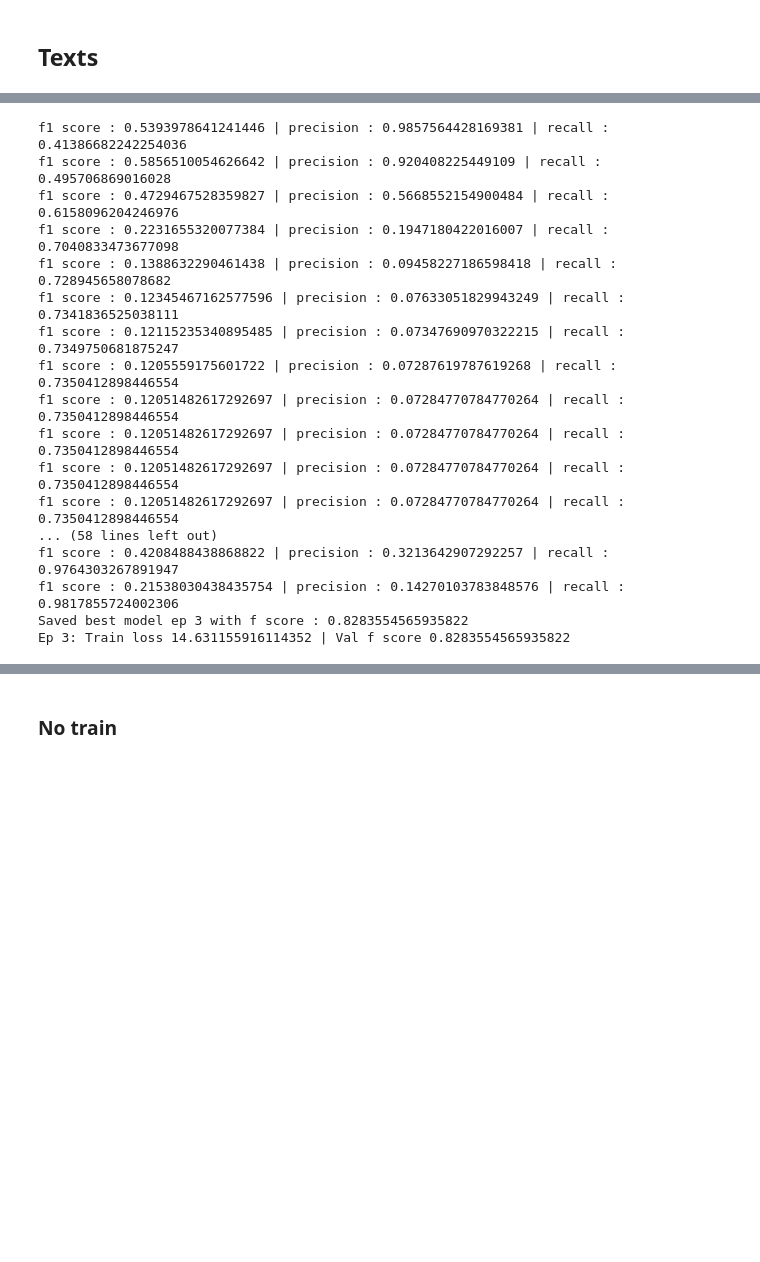
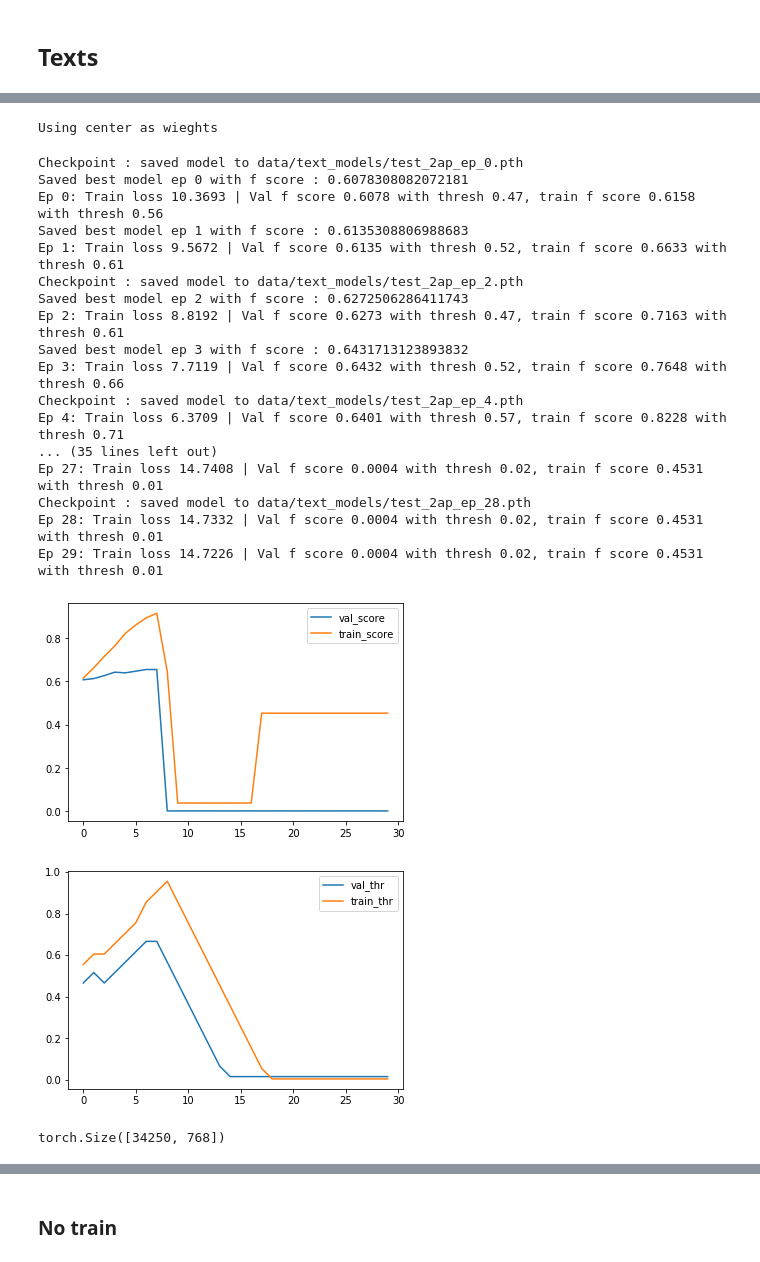
Before and after one commit to amaudruz/shopee, a Jupyter notebook: arcface.ipynb, the cells around one changed output, grey strips where cells are left out. Cells and saved outputs as stored; diff of their text form; code cells hidden in the pictures; blank space fills up the shorter version.

```diff
--- a/arcface.ipynb
+++ b/arcface.ipynb
@@ -95,26 +389,39 @@ full_dl = DataLoader(full_ds, batch_size = bs, shuffle = False, pin_memory = Tru
 # %%
-# model
-model = EMBBert().to(device)
-metric_fc = ArcMarginProduct(512, df['label_group'].nunique(), s=30, m=0.5, easy_margin=False).to(device)
+metric_fc = ArcMarginProduct(512, train_df['label_group'].nunique(), s=30, m=0.5,
+                             easy_margin=False, centers=centers, device=device).to(device)
+# %% [output]
+Using center as wieghts
 # %%
-n_epochs, lf, params, optimizer, sched = get_hparams(tr_dl, model, metric_fc, lr=1e-4, n_epochs=10)
+n_epochs, lf, params, optimizer, sched = get_hparams(tr_dl, model, metric_fc, lr=5e-4, n_epochs=30)
+# %%
+loss_hist = []
+best_thr_score={'val': {'thr': None, 'f1': None}, 'train': {'thr': None, 'f1': None}}
+thr_score_hist=[]
+ep_start = 0
+save_path = 'data/text_models/test_2ap'
 # %%
-train(model, optimizer, lf, sched, metric_fc, tr_dl, val_dl, n_epochs, val_df, save_path='data/text_models/bert_arcface')
+best_thr_score, thr_score_hist, losses = train(model, optimizer, lf, sched, metric_fc, tr_dl, val_dl,
+                                               n_epochs, train_df, val_df,
+                                               save_path=save_path,
+                                               prev_best_info=best_thr_score, info_history=thr_score_hist,
+                                               ep_start=ep_start, device=device)
+loss_hist.append(losses)
+ep_start += n_epochs
 # %% [output]
-f1 score : 0.5393978641241446 | precision : 0.9857564428169381 | recall : 0.41386682242254036
-f1 score : 0.5856510054626642 | precision : 0.920408225449109 | recall : 0.495706869016028
-f1 score : 0.4729467528359827 | precision : 0.5668552154900484 | recall : 0.6158096204246976
-f1 score : 0.2231655320077384 | precision : 0.1947180422016007 | recall : 0.7040833473677098
-f1 score : 0.1388632290461438 | precision : 0.09458227186598418 | recall : 0.728945658078682
-f1 score : 0.12345467162577596 | precision : 0.07633051829943249 | recall : 0.7341836525038111
-f1 score : 0.12115235340895485 | precision : 0.07347690970322215 | recall : 0.7349750681875247
-f1 score : 0.1205559175601722 | precision : 0.07287619787619268 | recall : 0.7350412898446554
-f1 score : 0.12051482617292697 | precision : 0.07284770784770264 | recall : 0.7350412898446554
-f1 score : 0.12051482617292697 | precision : 0.07284770784770264 | recall : 0.7350412898446554
-f1 score : 0.12051482617292697 | precision : 0.07284770784770264 | recall : 0.7350412898446554
-f1 score : 0.12051482617292697 | precision : 0.07284770784770264 | recall : 0.7350412898446554
-... (58 lines left out)
-f1 score : 0.4208488438868822 | precision : 0.3213642907292257 | recall : 0.9764303267891947
-f1 score : 0.21538030438435754 | precision : 0.14270103783848576 | recall : 0.9817855724002306
-Saved best model ep 3 with f score : 0.8283554565935822
-Ep 3: Train loss 14.631155916114352 | Val f score 0.8283554565935822
+Checkpoint : saved model to data/text_models/test_2ap_ep_0.pth
+Saved best model ep 0 with f score : 0.6078308082072181
+Ep 0: Train loss 10.3693 | Val f score 0.6078 with thresh 0.47, train f score 0.6158 with thresh 0.56
+Saved best model ep 1 with f score : 0.6135308806988683
+Ep 1: Train loss 9.5672 | Val f score 0.6135 with thresh 0.52, train f score 0.6633 with thresh 0.61
+Checkpoint : saved model to data/text_models/test_2ap_ep_2.pth
+Saved best model ep 2 with f score : 0.6272506286411743
+Ep 2: Train loss 8.8192 | Val f score 0.6273 with thresh 0.47, train f score 0.7163 with thresh 0.61
+Saved best model ep 3 with f score : 0.6431713123893832
+Ep 3: Train loss 7.7119 | Val f score 0.6432 with thresh 0.52, train f score 0.7648 with thresh 0.66
+Checkpoint : saved model to data/text_models/test_2ap_ep_4.pth
+Ep 4: Train loss 6.3709 | Val f score 0.6401 with thresh 0.57, train f score 0.8228 with thresh 0.71
+... (35 lines left out)
+Ep 27: Train loss 14.7408 | Val f score 0.0004 with thresh 0.02, train f score 0.4531 with thresh 0.01
+Checkpoint : saved model to data/text_models/test_2ap_ep_28.pth
+Ep 28: Train loss 14.7332 | Val f score 0.0004 with thresh 0.02, train f score 0.4531 with thresh 0.01
+Ep 29: Train loss 14.7226 | Val f score 0.0004 with thresh 0.02, train f score 0.4531 with thresh 0.01
@@ -121,3 +430,8 @@ Ep 3: Train loss 14.631155916114352 | Val f score 0.8283554565935822
+# %%
+plot_hist(thr_score_hist)
+# %% [output]
+[figure, added]
+[figure, added]
 # %%
 torch.save(model.text_embedor, 'data/text_models/bert_final_10ep_text_emb.pth')
 # %%
@@ -133,4 +447,8 @@ with torch.no_grad():
         feature =  model(txts)
         text_embeddings.append(feature)
     text_embeddings = F.normalize(torch.cat(text_embeddings, 0))
+# %%
+text_embeddings.shape
+# %% [output]
+torch.Size([34250, 768])
 # %%
```
Also changed, not shown: parts of 71 cells of this notebook, 12 other files.
